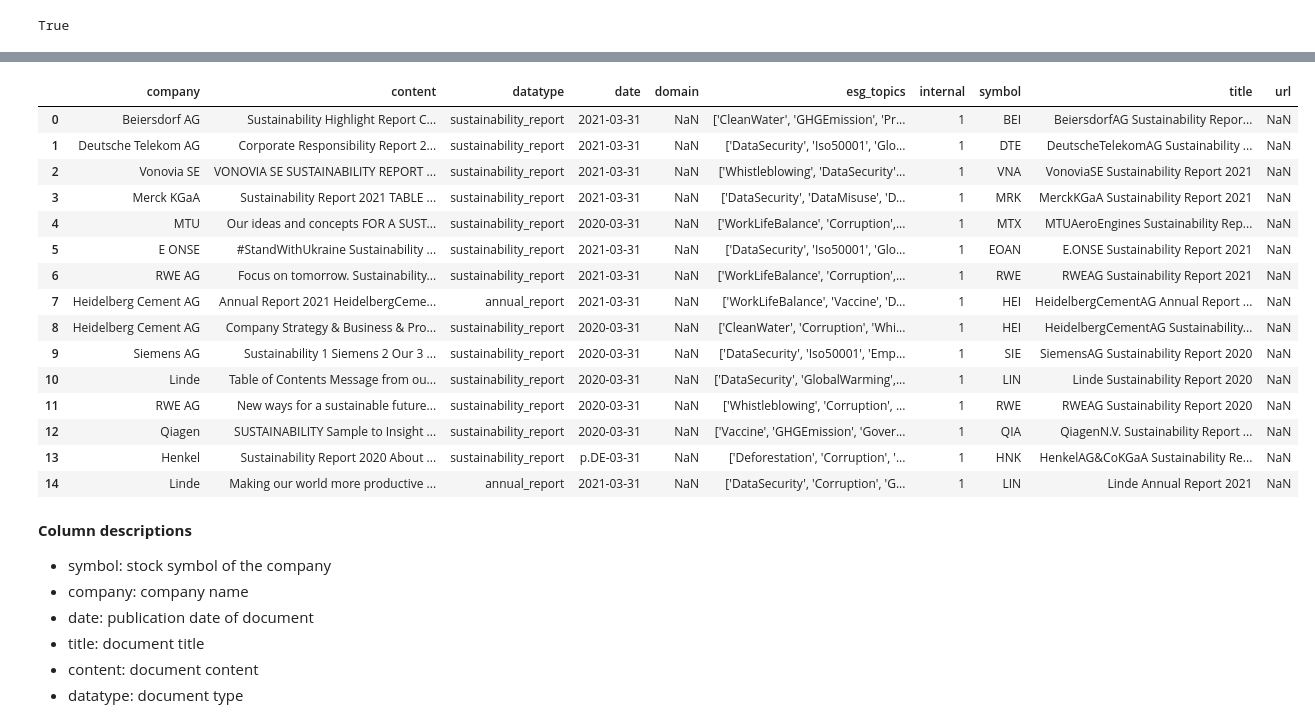
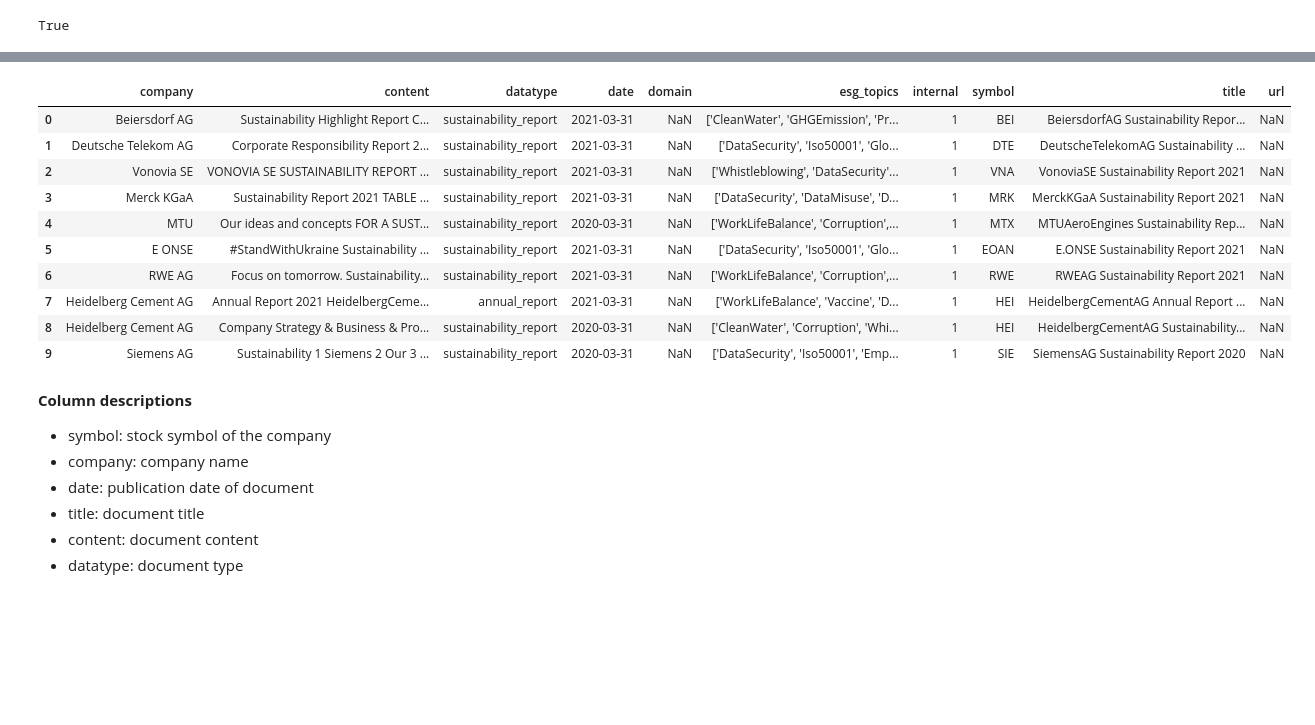
Before and after one commit to syX113/hslu-nlp, a Jupyter notebook: stage1/00-data-preprocessing.ipynb, the cells around one changed output, grey strips where cells are left out. Drawn from its saved outputs; the diff is of its cells as text; code cells hidden in the pictures; blank space fills up the shorter version.

```diff
--- a/stage1/00-data-preprocessing.ipynb
+++ b/stage1/00-data-preprocessing.ipynb
@@ -45,24 +69,19 @@ raw_data = pd.read_csv('../data/esg_documents_for_dax_companies.csv', delimiter
 # %%
 # Check loaded data and reset index
 raw_data = raw_data.reset_index(drop=True)
-raw_data.head(15)
+raw_data.head(10)
 # %% [output]
 |  | company | content | datatype | date | domain | esg_topics | internal | symbol | title | url |
 | 0 | Beiersdorf AG | Sustainability Highlight Report C... | sustainability_report | 2021-03-31 | NaN | ['CleanWater', 'GHGEmission', 'Pr... | 1 | BEI | BeiersdorfAG Sustainability Repor... | NaN |
 | 1 | Deutsche Telekom AG | Corporate Responsibility Report 2... | sustainability_report | 2021-03-31 | NaN | ['DataSecurity', 'Iso50001', 'Glo... | 1 | DTE | DeutscheTelekomAG Sustainability ... | NaN |
 | 2 | Vonovia SE | VONOVIA SE SUSTAINABILITY REPORT ... | sustainability_report | 2021-03-31 | NaN | ['Whistleblowing', 'DataSecurity'... | 1 | VNA | VonoviaSE Sustainability Report 2021 | NaN |
 | 3 | Merck KGaA | Sustainability Report 2021 TABLE ... | sustainability_report | 2021-03-31 | NaN | ['DataSecurity', 'DataMisuse', 'D... | 1 | MRK | MerckKGaA Sustainability Report 2021 | NaN |
 | 4 | MTU | Our ideas and concepts FOR A SUST... | sustainability_report | 2020-03-31 | NaN | ['WorkLifeBalance', 'Corruption',... | 1 | MTX | MTUAeroEngines Sustainability Rep... | NaN |
 | 5 | E ONSE | #StandWithUkraine Sustainability ... | sustainability_report | 2021-03-31 | NaN | ['DataSecurity', 'Iso50001', 'Glo... | 1 | EOAN | E.ONSE Sustainability Report 2021 | NaN |
 | 6 | RWE AG | Focus on tomorrow. Sustainability... | sustainability_report | 2021-03-31 | NaN | ['WorkLifeBalance', 'Corruption',... | 1 | RWE | RWEAG Sustainability Report 2021 | NaN |
 | 7 | Heidelberg Cement AG | Annual Report 2021 HeidelbergCeme... | annual_report | 2021-03-31 | NaN | ['WorkLifeBalance', 'Vaccine', 'D... | 1 | HEI | HeidelbergCementAG Annual Report ... | NaN |
 | 8 | Heidelberg Cement AG | Company Strategy & Business & Pro... | sustainability_report | 2020-03-31 | NaN | ['CleanWater', 'Corruption', 'Whi... | 1 | HEI | HeidelbergCementAG Sustainability... | NaN |
 | 9 | Siemens AG | Sustainability 1 Siemens 2 Our 3 ... | sustainability_report | 2020-03-31 | NaN | ['DataSecurity', 'Iso50001', 'Emp... | 1 | SIE | SiemensAG Sustainability Report 2020 | NaN |
-| 10 | Linde | Table of Contents Message from ou... | sustainability_report | 2020-03-31 | NaN | ['DataSecurity', 'GlobalWarming',... | 1 | LIN | Linde Sustainability Report 2020 | NaN |
-| 11 | RWE AG | New ways for a sustainable future... | sustainability_report | 2020-03-31 | NaN | ['Whistleblowing', 'Corruption', ... | 1 | RWE | RWEAG Sustainability Report 2020 | NaN |
-| 12 | Qiagen | SUSTAINABILITY Sample to Insight ... | sustainability_report | 2020-03-31 | NaN | ['Vaccine', 'GHGEmission', 'Gover... | 1 | QIA | QiagenN.V. Sustainability Report ... | NaN |
-| 13 | Henkel | Sustainability Report 2020 About ... | sustainability_report | p.DE-03-31 | NaN | ['Deforestation', 'Corruption', '... | 1 | HNK | HenkelAG&CoKGaA Sustainability Re... | NaN |
-| 14 | Linde | Making our world more productive ... | annual_report | 2021-03-31 | NaN | ['DataSecurity', 'Corruption', 'G... | 1 | LIN | Linde Annual Report 2021 | NaN |
 # %% [markdown]
 **Column descriptions**
 - symbol: stock symbol of the company
```
Also changed, not shown: parts of 50 cells of this notebook.
